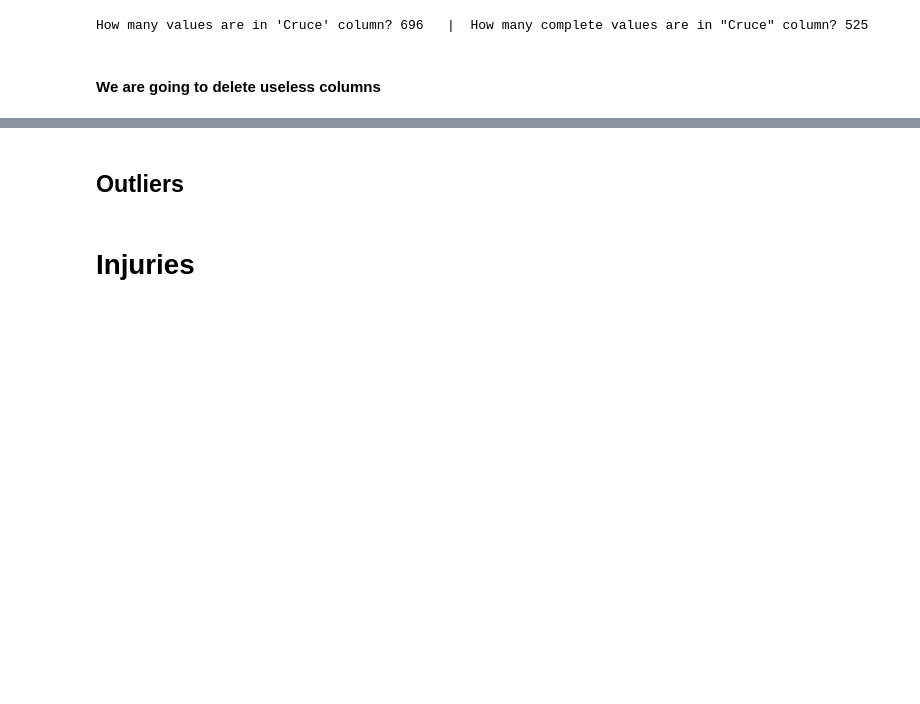
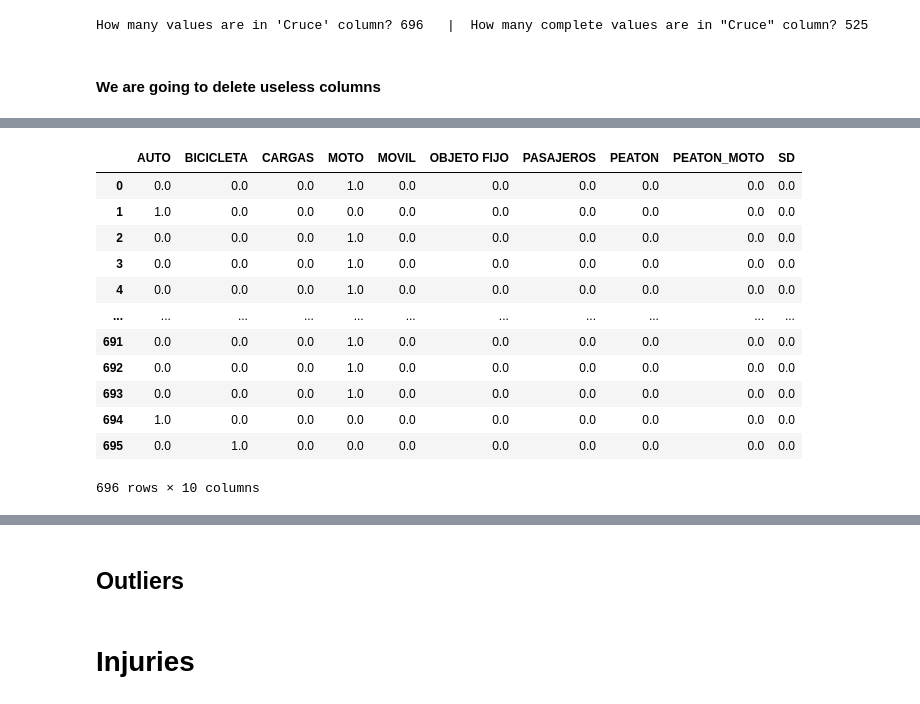
Before and after one commit to Jhonisnotreal/CrashChronicles, a Jupyter notebook: EDA.ipynb, the cells around one changed output, grey strips where cells are left out. Drawn from its saved outputs; the diff is of its cells as text; code cells hidden in the pictures; blank space fills up the shorter version.

```diff
--- a/EDA.ipynb
+++ b/EDA.ipynb
@@ -144,0 +196,19 @@ kills = kills.drop(['Altura', 'Cruce'], axis=1, inplace=True)
+# %%
+kills_dummies_VICTIM = pd.get_dummies(kills['VICTIMA'], dtype=float)
+kills_dummies_Guilty = pd.get_dummies(kills['ACUSADO'], dtype=float)
+# %%
+kills_dummies_VICTIM
+# %% [output]
+|  | AUTO | BICICLETA | CARGAS | MOTO | MOVIL | OBJETO FIJO | PASAJEROS | PEATON | PEATON_MOTO | SD |
+| 0 | 0.0 | 0.0 | 0.0 | 1.0 | 0.0 | 0.0 | 0.0 | 0.0 | 0.0 | 0.0 |
+| 1 | 1.0 | 0.0 | 0.0 | 0.0 | 0.0 | 0.0 | 0.0 | 0.0 | 0.0 | 0.0 |
+| 2 | 0.0 | 0.0 | 0.0 | 1.0 | 0.0 | 0.0 | 0.0 | 0.0 | 0.0 | 0.0 |
+| 3 | 0.0 | 0.0 | 0.0 | 1.0 | 0.0 | 0.0 | 0.0 | 0.0 | 0.0 | 0.0 |
+| 4 | 0.0 | 0.0 | 0.0 | 1.0 | 0.0 | 0.0 | 0.0 | 0.0 | 0.0 | 0.0 |
+| ... | ... | ... | ... | ... | ... | ... | ... | ... | ... | ... |
+| 691 | 0.0 | 0.0 | 0.0 | 1.0 | 0.0 | 0.0 | 0.0 | 0.0 | 0.0 | 0.0 |
+| 692 | 0.0 | 0.0 | 0.0 | 1.0 | 0.0 | 0.0 | 0.0 | 0.0 | 0.0 | 0.0 |
+| 693 | 0.0 | 0.0 | 0.0 | 1.0 | 0.0 | 0.0 | 0.0 | 0.0 | 0.0 | 0.0 |
+| 694 | 1.0 | 0.0 | 0.0 | 0.0 | 0.0 | 0.0 | 0.0 | 0.0 | 0.0 | 0.0 |
+| 695 | 0.0 | 1.0 | 0.0 | 0.0 | 0.0 | 0.0 | 0.0 | 0.0 | 0.0 | 0.0 |
+696 rows × 10 columns
```
Also changed, not shown: parts of 30 cells of this notebook, 2 other files.
